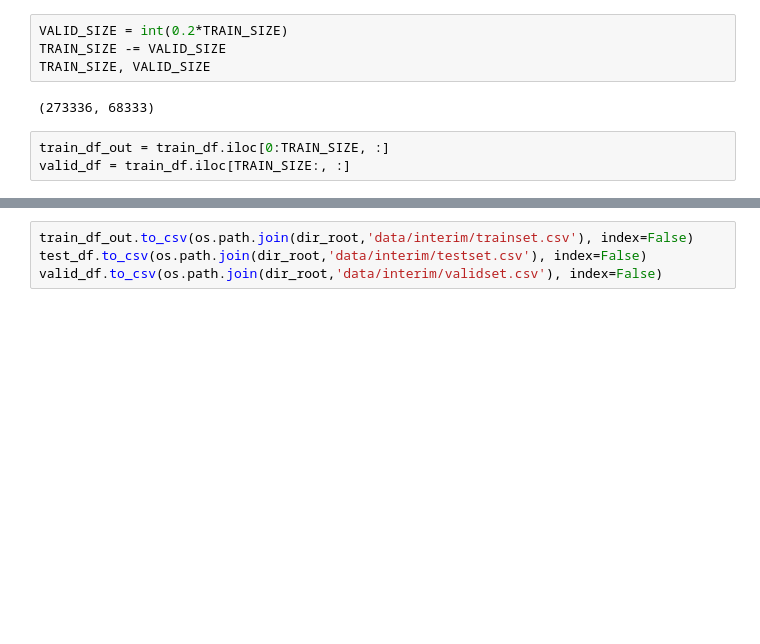
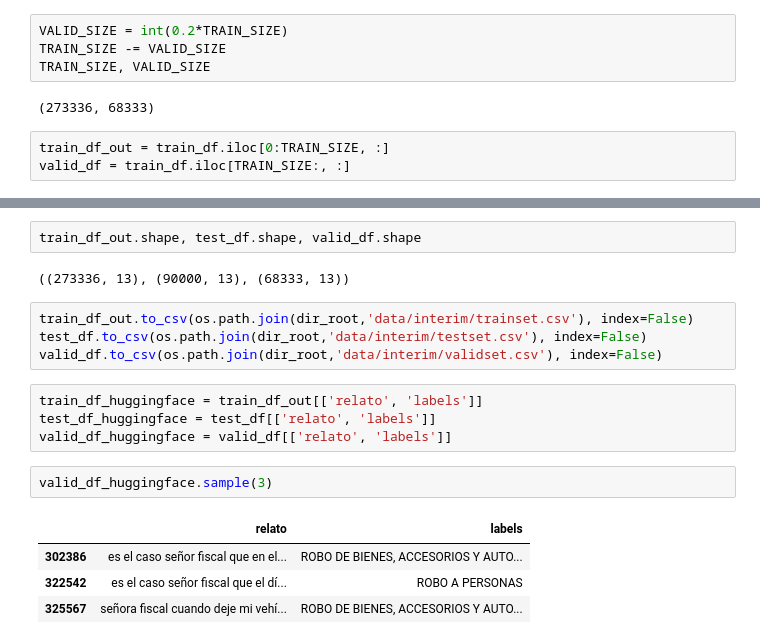
Before and after one commit to LeninGF/clasificaion_robos_fge, a Jupyter notebook: dataset_traintest_split.ipynb, the cells around one changed output, grey strips where cells are left out. Cells and saved outputs as stored; diff of their text form; blank space fills up the shorter version.

Commit message:
added datasets adapted 4 huggingface

```diff
--- a/dataset_traintest_split.ipynb
+++ b/dataset_traintest_split.ipynb
@@ -157,7 +157,22 @@ valid_df.head()
 | 273338 | 235408 | 120101821110105 | es el caso señor fiscal que el di... | 201 | ROBO | 3 | 0 | ... |
 | 273339 | 117523 | 090101817013086 | es el caso señor fiscal que el di... | 107 | ROBO | 6 | 0 | ... |
 | 273340 | 95901 | 090101815091935 | es el caso señor fiscal que el di... | 121 | ROBO | 6 | 0 | ... |
+# %%
+train_df_out.shape, test_df.shape, valid_df.shape
+# %% [output]
+((273336, 13), (90000, 13), (68333, 13))
 # %%
 train_df_out.to_csv(os.path.join(dir_root,'data/interim/trainset.csv'), index=False)
 test_df.to_csv(os.path.join(dir_root,'data/interim/testset.csv'), index=False)
 valid_df.to_csv(os.path.join(dir_root,'data/interim/validset.csv'), index=False)
+# %%
+train_df_huggingface = train_df_out[['relato', 'labels']]
+test_df_huggingface = test_df[['relato', 'labels']]
+valid_df_huggingface = valid_df[['relato', 'labels']]
+# %%
+valid_df_huggingface.sample(3)
+# %% [output]
+|  | relato | labels |
+| 302386 | es el caso señor fiscal que en el... | ROBO DE BIENES, ACCESORIOS Y AUTO... |
+| 322542 | es el caso señor fiscal que el dí... | ROBO A PERSONAS |
+| 325567 | señora fiscal cuando deje mi vehí... | ROBO DE BIENES, ACCESORIOS Y AUTO... |
```
Also changed, not shown: parts of 3 cells of this notebook.
